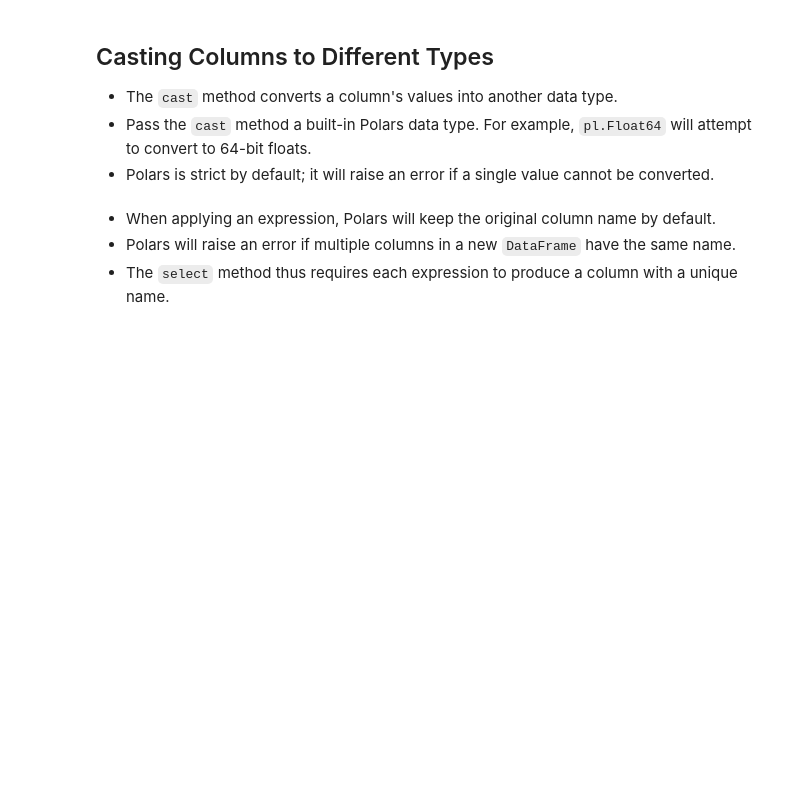
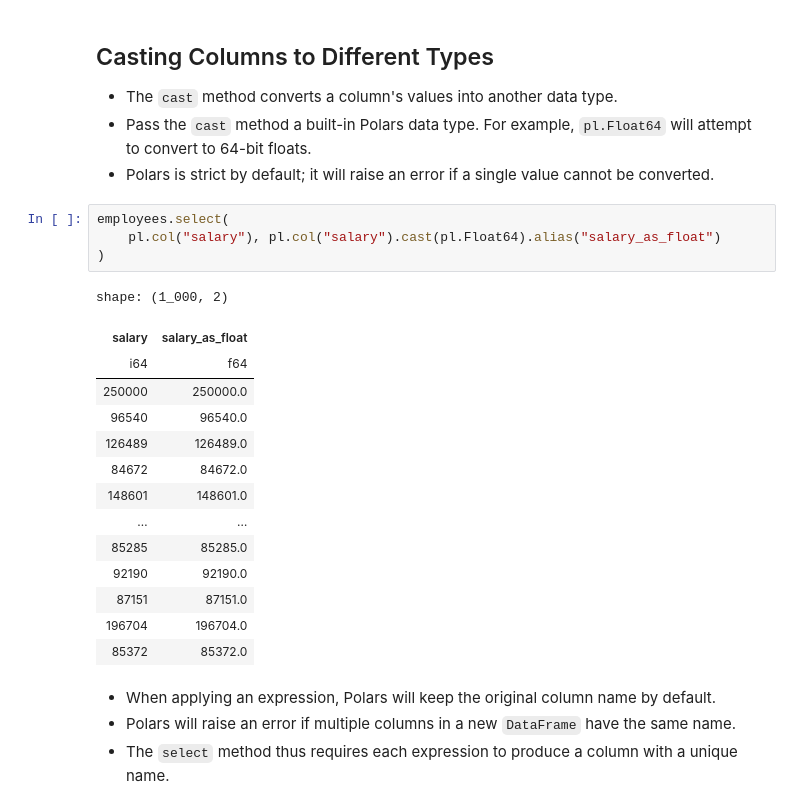
Before and after one commit to yaowenqiang/Data-Analysis-with-Polars-and-Python, a Jupyter notebook: incomplete/04 - DataFrames I.ipynb, the cells around one changed output. Saved outputs shown, nothing was run; the diff lists cells and outputs as text; blank space fills up the shorter version.

```diff
--- a/incomplete/04 - DataFrames I.ipynb
+++ b/incomplete/04 - DataFrames I.ipynb
@@ -1049,6 +1066,25 @@ shape: (3, 6)
 - The `cast` method converts a column's values into another data type.
 - Pass the `cast` method a built-in Polars data type. For example, `pl.Float64` will attempt to convert to 64-bit floats.
 - Polars is strict by default; it will raise an error if a single value cannot be converted.
+# %%
+employees.select(
+    pl.col("salary"), pl.col("salary").cast(pl.Float64).alias("salary_as_float")
+)
+# %% [output]
+shape: (1_000, 2)
+| salary | salary_as_float |
+| i64 | f64 |
+| 250000 | 250000.0 |
+| 96540 | 96540.0 |
+| 126489 | 126489.0 |
+| 84672 | 84672.0 |
+| 148601 | 148601.0 |
+| … | … |
+| 85285 | 85285.0 |
+| 92190 | 92190.0 |
+| 87151 | 87151.0 |
+| 196704 | 196704.0 |
+| 85372 | 85372.0 |
 # %% [markdown]
 - When applying an expression, Polars will keep the original column name by default.
 - Polars will raise an error if multiple columns in a new `DataFrame` have the same name.
```
Also changed, not shown: parts of 8 cells of this notebook.
